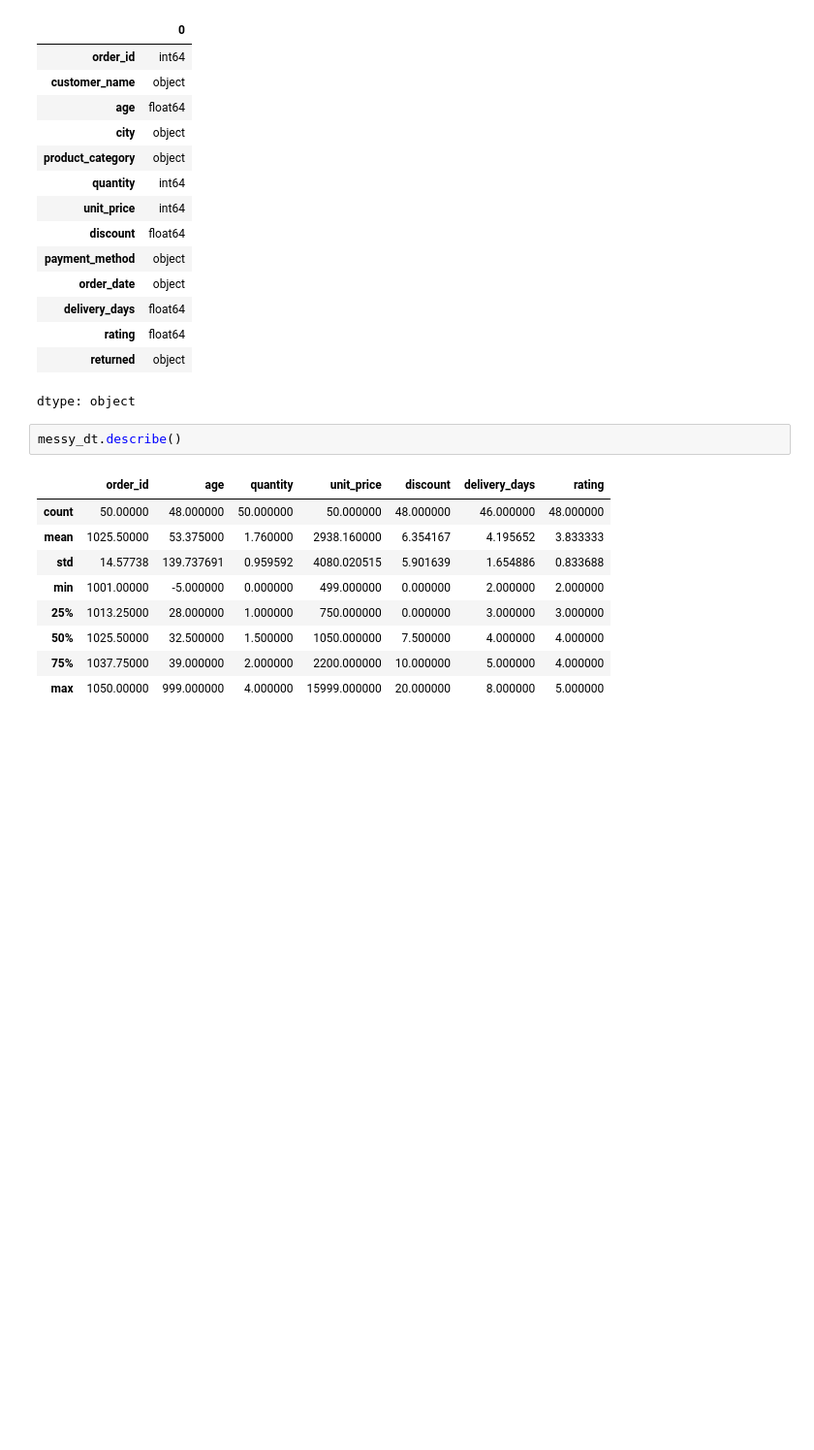
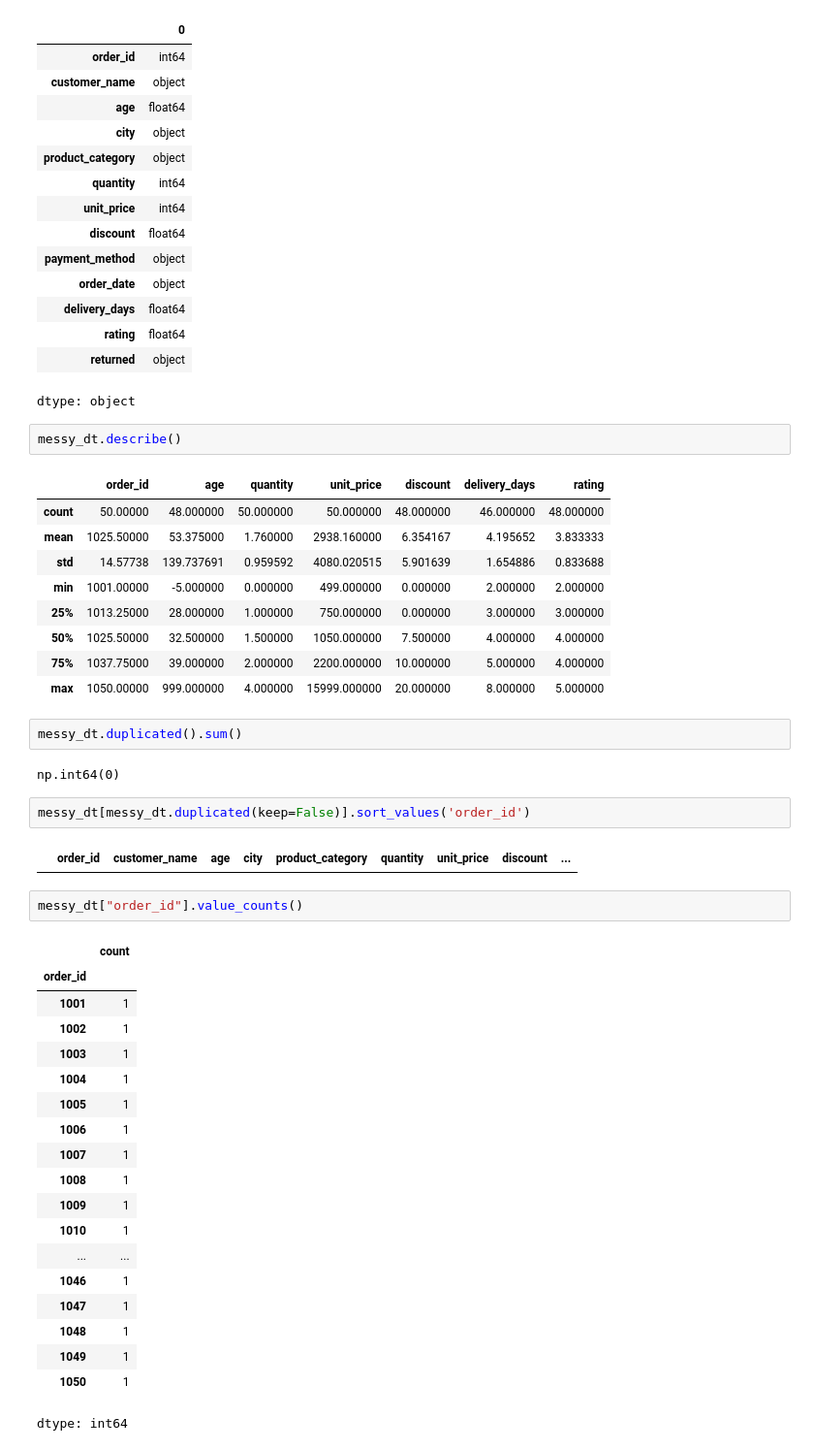
Before and after one commit to SandhuruT/Data_Science_01, a Jupyter notebook: Data_Science_04.ipynb, the cells around one changed output. Shown at 97% size. Drawn from its saved outputs; the diff is of its cells as text; blank space fills up the shorter version.

Commit message:
finding duplicate value

```diff
--- a/Data_Science_04.ipynb
+++ b/Data_Science_04.ipynb
@@ -84,3 +84,33 @@ messy_dt.describe()
 | 50% | 1025.50000 | 32.500000 | 1.500000 | 1050.000000 | 7.500000 | 4.000000 | 4.000000 |
 | 75% | 1037.75000 | 39.000000 | 2.000000 | 2200.000000 | 10.000000 | 5.000000 | 4.000000 |
 | max | 1050.00000 | 999.000000 | 4.000000 | 15999.000000 | 20.000000 | 8.000000 | 5.000000 |
+# %%
+messy_dt.duplicated().sum()
+# %% [output]
+np.int64(0)
+# %%
+messy_dt[messy_dt.duplicated(keep=False)].sort_values('order_id')
+# %% [output]
+|  | order_id | customer_name | age | city | product_category | quantity | unit_price | discount | ... |
+# %%
+messy_dt["order_id"].value_counts()
+# %% [output]
+|  | count |
+| order_id |  |
+| 1001 | 1 |
+| 1002 | 1 |
+| 1003 | 1 |
+| 1004 | 1 |
+| 1005 | 1 |
+| 1006 | 1 |
+| 1007 | 1 |
+| 1008 | 1 |
+| 1009 | 1 |
+| 1010 | 1 |
+| ... | ... |
+| 1046 | 1 |
+| 1047 | 1 |
+| 1048 | 1 |
+| 1049 | 1 |
+| 1050 | 1 |
+dtype: int64
```
